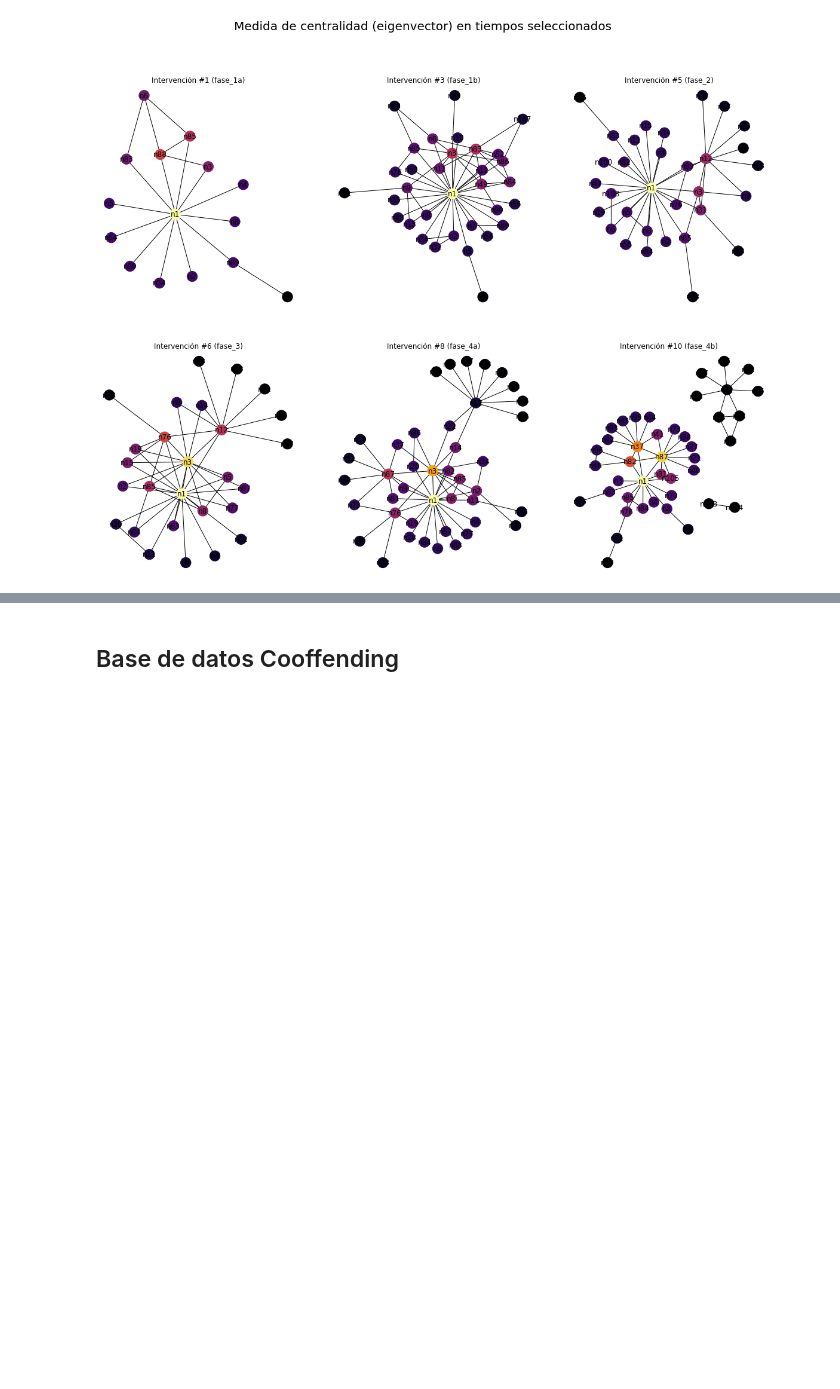
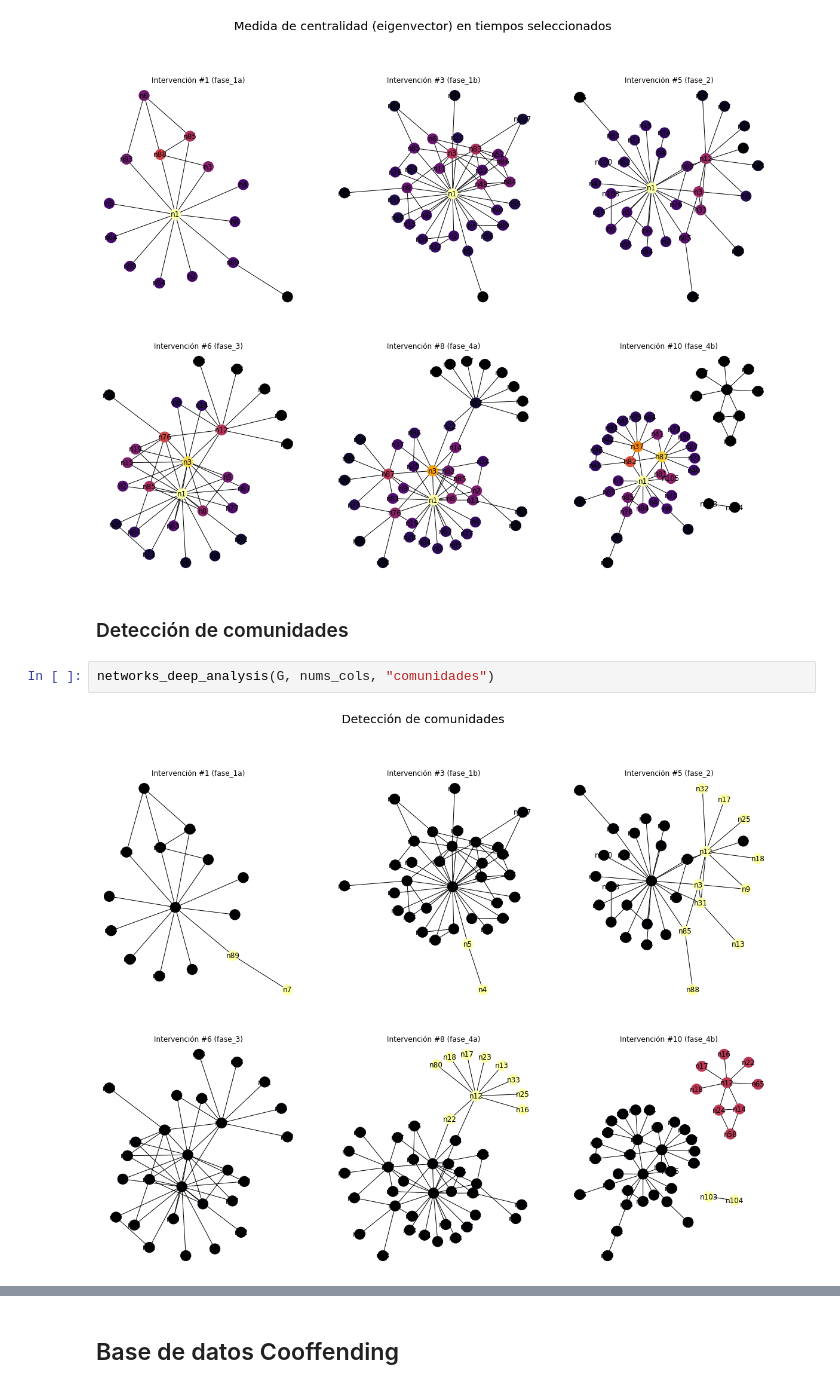
Before and after one commit to santibatte/criminal_communities, a Jupyter notebook: presentation/pres.ipynb, the cells around one changed output, grey strips where cells are left out. Drawn from its saved outputs; the diff is of its cells as text; blank space fills up the shorter version.

```diff
--- a/presentation/pres.ipynb
+++ b/presentation/pres.ipynb
@@ -71,3 +68,9 @@ networks_deep_analysis(G, nums_cols, "intermediación")
 networks_deep_analysis(G, nums_cols, "eigenvector")
 # %% [output]
 [figure]
+# %% [markdown]
+### Detección de comunidades
+# %%
+networks_deep_analysis(G, nums_cols, "comunidades")
+# %% [output]
+[figure, added]
```
Also changed, not shown: parts of 12 cells of this notebook.
